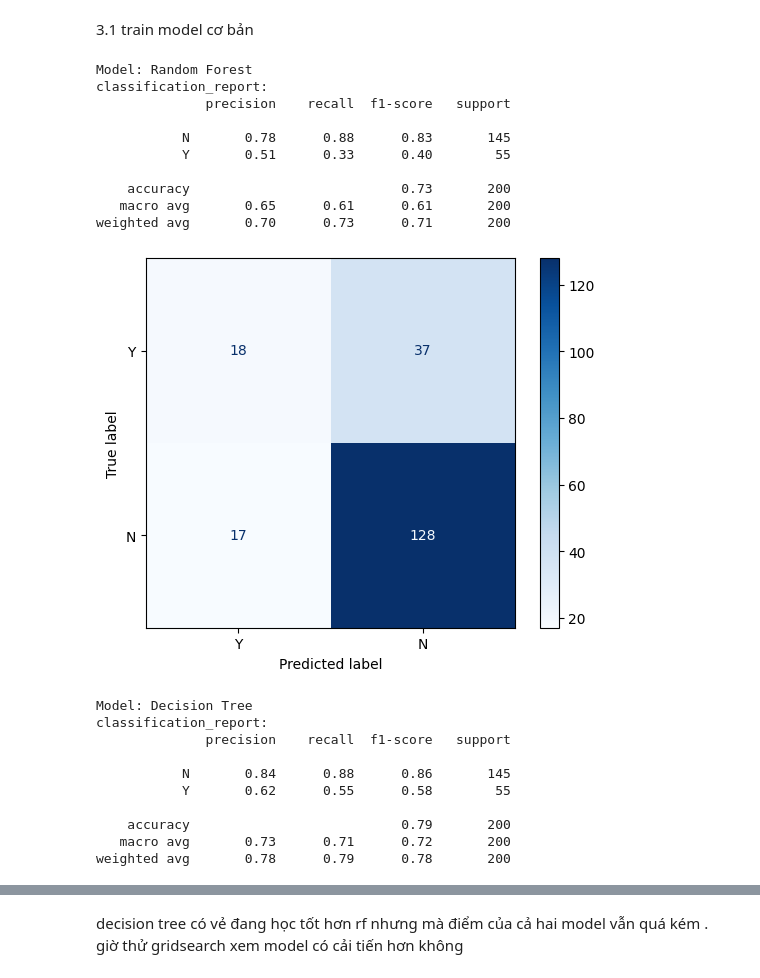
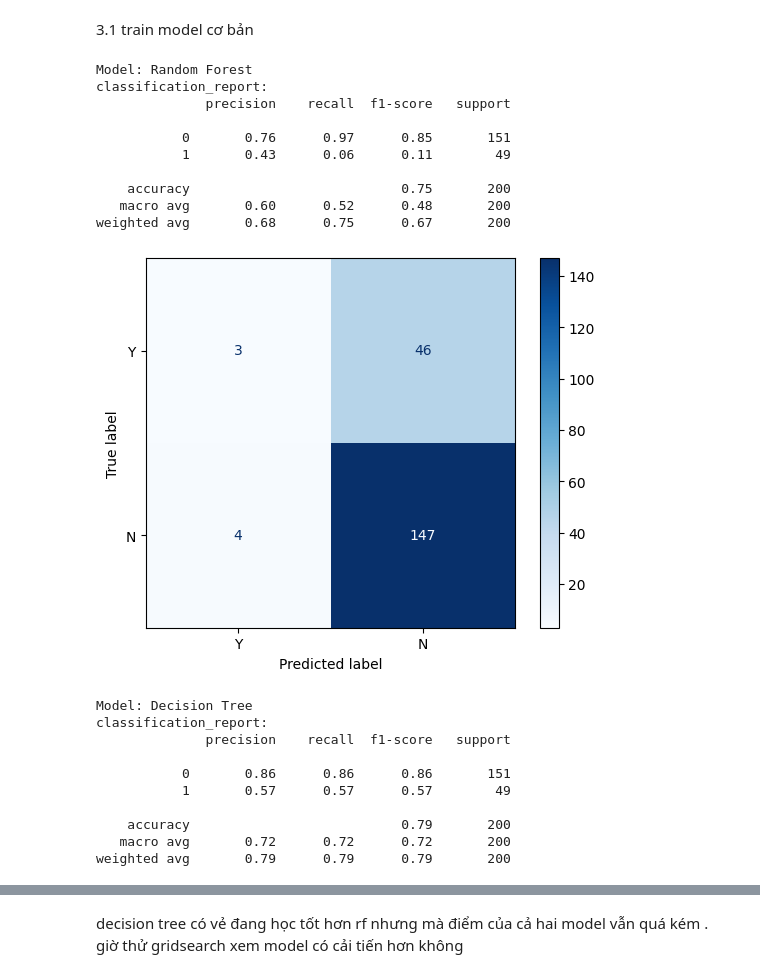
Before and after one commit to minhphu12-oc/gg-colab, a Jupyter notebook: project_5.ipynb, the cells around one changed output, grey strips where cells are left out. Cells and saved outputs as stored; diff of their text form; code cells hidden in the pictures.

```diff
--- a/project_5.ipynb
+++ b/project_5.ipynb
@@ -129,3 +141,41 @@ preprocessor = ColumnTransformer([("num", num_transformer, numerical_cols),("cat
+# %%
+data["fraud_reported"] = data["fraud_reported"].map({
+    "N": 0,
+    "Y": 1
+})
+
+x = data.drop(columns=["fraud_reported"])
+y = data["fraud_reported"]
+
+x_train, x_test, y_train, y_test = train_test_split(
+    x,
+    y,
+    test_size=0.2,
+    stratify=y,
+    random_state=42
+)
+
+num_cols = x_train.select_dtypes(include=np.number).columns.tolist()
+
+cat_cols = x_train.select_dtypes(include=["object"]).columns.tolist()
+
+num_pipe = Pipeline([
+    ("imputer", KNNImputer(n_neighbors = 19)),
+    ("scaler", StandardScaler())
+])
+
+cat_pipe = Pipeline([
+    ("imputer", SimpleImputer(
+        strategy="constant",
+        fill_value="Unknown"
+    )),
+    ("encoder", OneHotEncoder(handle_unknown="ignore"))
+])
+
+preprocessor = ColumnTransformer([
+    ("num", num_pipe, num_cols),
+    ("cat", cat_pipe, cat_cols)
+])
 # %% [markdown]
 # Bước 3 : training model
 # %% [markdown]
@@ -133,38 +183,38 @@ preprocessor = ColumnTransformer([("num", num_transformer, numerical_cols),("cat
 # %%
 # gọi model
 model = {"Random Forest": RandomForestClassifier(random_state=42), "Decision Tree": DecisionTreeClassifier(random_state=42)}
 for i in model:
   pipeline = Pipeline([("preprocessor", preprocessor), ("model", model[i])])
   pipeline.fit(x_train, y_train)
   y_pred = pipeline.predict(x_test)
 
   print(f"Model: {i}")
   print(f"classification_report:")
   print(classification_report(y_test, y_pred))
   print()
-  con = confusion_matrix(y_test, y_pred, labels=["Y", "N"])
+  con = confusion_matrix(y_test, y_pred, labels=[1, 0])
   disp = ConfusionMatrixDisplay(confusion_matrix=con, display_labels=["Y", "N"])
   disp.plot(cmap = "Blues")
   plt.show()
 # %% [output]
 Model: Random Forest
 classification_report:
               precision    recall  f1-score   support
 
-           N       0.78      0.88      0.83       145
-           Y       0.51      0.33      0.40        55
+           0       0.76      0.97      0.85       151
+           1       0.43      0.06      0.11        49
 
-    accuracy                           0.73       200
-   macro avg       0.65      0.61      0.61       200
-weighted avg       0.70      0.73      0.71       200
+    accuracy                           0.75       200
+   macro avg       0.60      0.52      0.48       200
+weighted avg       0.68      0.75      0.67       200
-[figure, old version]
+[figure, new version]
 Model: Decision Tree
 classification_report:
               precision    recall  f1-score   support
 
-           N       0.84      0.88      0.86       145
-           Y       0.62      0.55      0.58        55
+           0       0.86      0.86      0.86       151
+           1       0.57      0.57      0.57        49
 
     accuracy                           0.79       200
-   macro avg       0.73      0.71      0.72       200
-weighted avg       0.78      0.79      0.78       200
+   macro avg       0.72      0.72      0.72       200
+weighted avg       0.79      0.79      0.79       200
```
Also changed, not shown: parts of 26 cells of this notebook.
